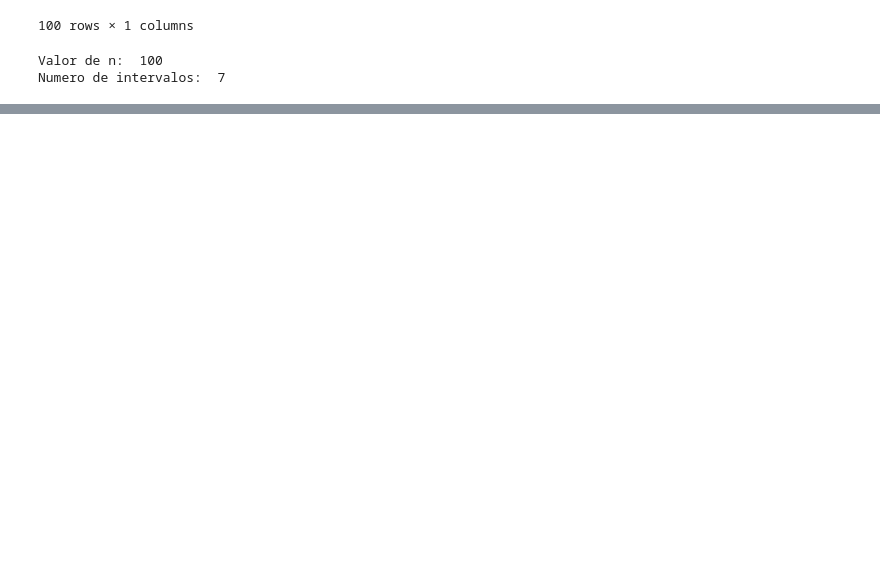
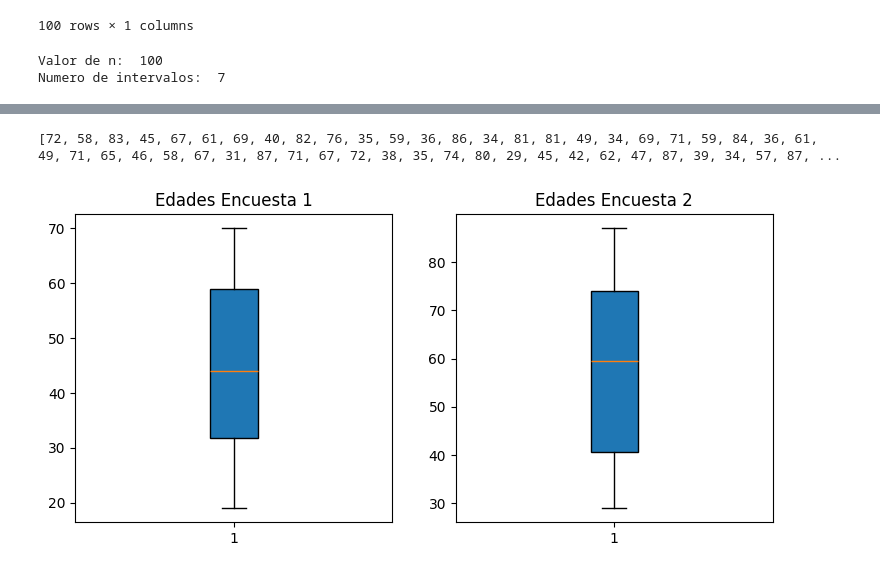
Before and after one commit to GloriaMonreal/ProbabilidadEstadistica, a Jupyter notebook: Unidad 1/U1_Practica_4.ipynb, the cells around one changed output, grey strips where cells are left out. Cells and saved outputs as stored; diff of their text form; code cells hidden in the pictures; blank space fills up the shorter version.

```diff
--- a/Unidad 1/U1_Practica_4.ipynb
+++ b/Unidad 1/U1_Practica_4.ipynb
@@ -215,0 +240,25 @@ AttributeError: 'Series' object has no attribute 'comsum'
+# %%
+edades2 = []
+
+#Hacemos un ciclo para generar 100 numeros aleatorios que representan la edad de las personas
+for i in range(100):
+  numero_aleatorio = random.randint(29, 87)
+  edades2.append(numero_aleatorio)
+
+print(edades2)
+# %% [output]
+[72, 58, 83, 45, 67, 61, 69, 40, 82, 76, 35, 59, 36, 86, 34, 81, 81, 49, 34, 69, 71, 59, 84, 36, 61, 49, 71, 65, 46, 58, 67, 31, 87, 71, 67, 72, 38, 35, 74, 80, 29, 45, 42, 62, 47, 87, 39, 34, 57, 87, ...
+# %%
+fig, (ax1, ax2) = plt.subplots(nrows=1, ncols=2, figsize=(9, 4))
+bplot1 = ax1.boxplot(edades,
+                     vert = True,
+                     patch_artist = True)
+ax1.set_title('Edades Encuesta 1')
+
+bplot2 = ax2.boxplot(edades2,
+                     vert = True,
+                     patch_artist = True)
+ax2.set_title('Edades Encuesta 2')
+plt.show()
+# %% [output]
+[figure, added]
```
Also changed, not shown: parts of 16 cells of this notebook.
